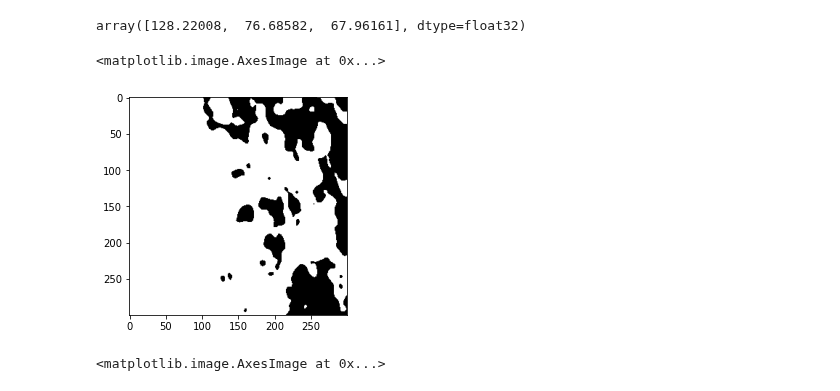
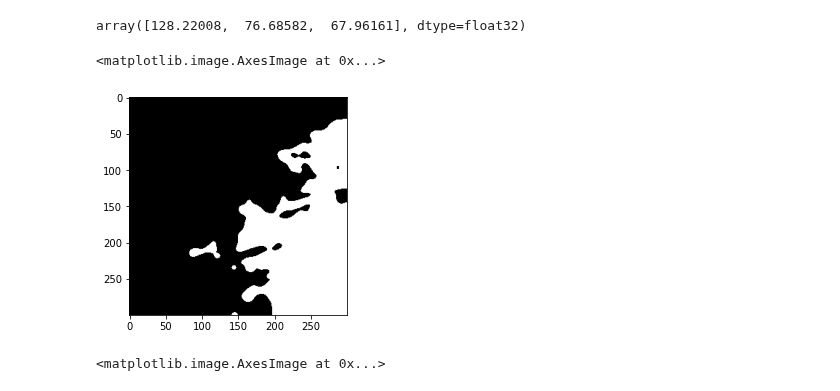
Before and after one commit to julielhagen/First-Year-Project, a Jupyter notebook: Segmentation.ipynb, the cells around one changed output. Drawn from its saved outputs; the diff is of its cells as text; code cells hidden in the pictures.

```diff
--- a/Segmentation.ipynb
+++ b/Segmentation.ipynb
@@ -109,4 +98,0 @@ plt.imshow(im_mask, cmap='gray')
-# %%
-im_mask = generate_rgb_mask(images[1])
-
-plt.imshow(im_mask, cmap='gray')
@@ -116,6 +99,6 @@ plt.imshow(im_mask, cmap='gray')
 # %%
 def save_mask(im, im_path, im_mask):
-    mask_path = 'img_segmentation_test/' + '_mask.'.join(im_path.split('.'))
+    mask_path = 'imgs_mev/' + '_mask.'.join(im_path.split('.'))
     im_path = 'img_segmentation_test/' + im_path
 
     mpimg.imsave(mask_path,im_mask)
@@ -227,3 +189,10 @@ save_images(images_sek, paths_sek, 'imgs_sek/')
+# %%
+images_sek = []
+
+for im_path in paths_sek:
+    image = prep_im(im_path, "imgs_sek/", output_shape = (300,300))
+    arr = np.asarray(image)
+    images_sek.append(arr)
 # %% [markdown]
 ### Segmentation of MEL
 # %%
@@ -310,8 +263,8 @@ save_mask('PAT_108_161_878.png', im_mask)
 # %% [markdown]
 ### Manual
 # %%
-mask = paths_scc == 'PAT_20_30_44.png'
-im = images_scc[np.where(mask)[0][0]]
+mask = paths_sek == 'PAT_1420_1460_733.png'
+im = images_sek[np.where(mask)[0][0]]
 
 plt.imshow(im)
 # %% [output]
@@ -356,13 +310,17 @@ im[200,150,:]*256
 # %% [output]
 array([128.22008,  76.68582,  67.96161], dtype=float32)
 # %%
-im_g = gaussian(rgb2gray(im)*256, 3)
+im_g = gaussian(rgb2gray(im)*256, 4)
 val_g = filters.threshold_otsu(im_g)
-im_g_mask = (im_g < val_g+30)
+im_g_mask = (im_g < val_g-20)
+
+struct_el = morphology.disk(3)
+im_g_mask = morphology.binary_opening(im_g_mask, struct_el)
+
 plt.imshow(im_g_mask, cmap='gray')
 # %% [output]
 <matplotlib.image.AxesImage at 0x...>
-[figure, old version]
+[figure, new version]
 # %%
 plt.imshow(im_g,cmap='gray')
 # %% [output]
```
Also changed, not shown: parts of 22 cells of this notebook.
